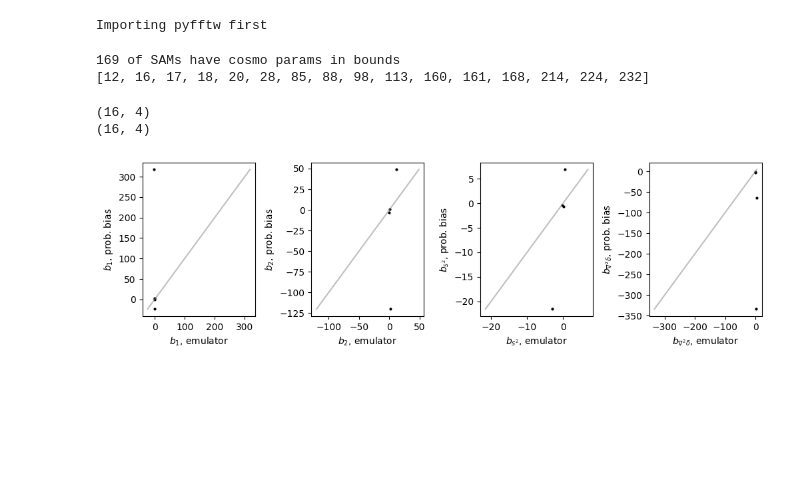
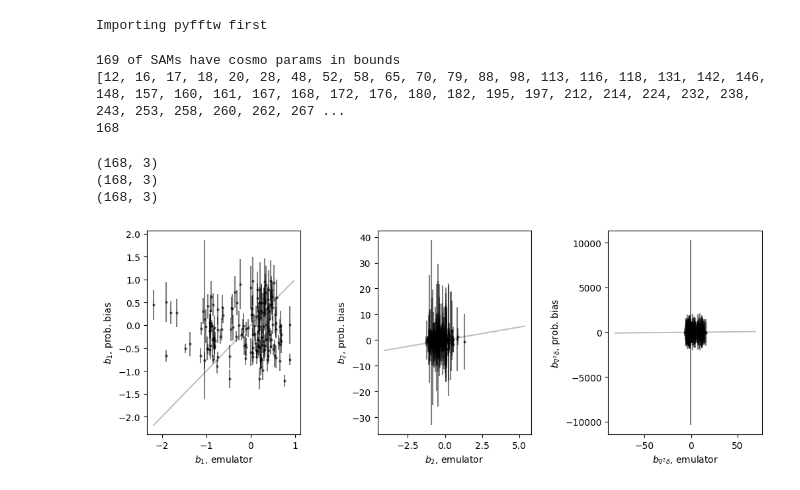
Before and after one commit to kstoreyf/biasexp-target-observable, a Jupyter notebook: notebooks/2024-04-19_prob_bias_results.ipynb, the cells around one changed output. Saved outputs shown, nothing was run; the diff lists cells and outputs as text; code cells hidden in the pictures; blank space fills up the shorter version.

```diff
--- a/notebooks/2024-04-19_prob_bias_results.ipynb
+++ b/notebooks/2024-04-19_prob_bias_results.ipynb
@@ -34,16 +34,23 @@ idxs_sam = [idx_sam for idx_sam in np.arange(0, 1000) \
             if os.path.isfile(f'{dir_pbp}/bias_params_LH_{idx_sam}.npy')]
 idxs_sam.pop(12) # bad for some reason
 print(idxs_sam)
+print(len(idxs_sam))
 # %% [output]
 169 of SAMs have cosmo params in bounds
-[12, 16, 17, 18, 20, 28, 85, 88, 98, 113, 160, 161, 168, 214, 224, 232]
+[12, 16, 17, 18, 20, 28, 48, 52, 58, 65, 70, 79, 88, 98, 113, 116, 118, 131, 142, 146, 148, 157, 160, 161, 167, 168, 172, 176, 180, 182, 195, 197, 212, 214, 224, 232, 238, 243, 253, 258, 260, 262, 267 ...
+168
 # %%
 ndens_target = 0.003
 tag_pk = f'_n{ndens_target}_hMpc'
 tag_bpfit = '_kmax0.5'
 #tag_bpfit = ''
+# %%
+bias_param_names = ['b1', 'b2', 'bl']
+# bias_param_names_emu = ['b1', 'b2', 'bs2', 'bl']
+# bias_param_names_pb = ['b1', 'b2', 'bdeltal', 'bl', 'bl2']
+# idxs_bp_emu = [bias_param_names_emu.index(param_name) for param_name in bias_param_names]
+# idxs_bp_pb = [bias_param_names_pb.index(param_name) for param_name in bias_param_names]
 # %%
-bias_param_names = ['b1', 'b2', 'bs2', 'bl']
 bias_param_labels = {'b1': r'$b_1$',
                      'b2': r'$b_2$',
                      'bs2': r'$b_{s^2}$',
@@ -61,6 +68,7 @@ bias_param_names_nob1.remove('b1')
 
 bp_arr = []
 pbp_arr = []
+pbp_cov_arr = []
 for i, idx_sam in enumerate(idxs_sam):
 #for i, idx_sam in enumerate(idxs_sam[:30]):
 
@@ -82,36 +90,48 @@ for i, idx_sam in enumerate(idxs_sam):
     bias_params = np.load(fn_bp, allow_pickle=True).item()
     bp_arr.append([bias_params[bp_name] for bp_name in bias_param_names])
 
+    # bs2 is not actually that in pbias!! its bdeltal! not including
     pbias_data = np.load(fn_pbp, allow_pickle=True)
     pbias_params = pbias_data[0]
+
     pbp_arr.append([pbias_params[bp_name] for bp_name in bias_param_names])
-    #Asn_arr.append(bias_params['Asn'])
+    bias_param_names_pb = list(pbias_params.keys())
+    idxs_bp_pb = [bias_param_names_pb.index(param_name) for param_name in bias_param_names]
+    pbias_cov = pbias_data[1]
+    pbp_cov_arr.append([pbias_cov[idx_bp,idx_bp] for idx_bp in idxs_bp_pb])
 
 bp_arr = np.array(bp_arr)
 pbp_arr = np.array(pbp_arr)
+pbp_cov_arr = np.array(pbp_cov_arr)
 print(bp_arr.shape)
 print(pbp_arr.shape)
+print(pbp_cov_arr.shape)
 # %% [output]
-(16, 4)
-(16, 4)
+(168, 3)
+(168, 3)
+(168, 3)
 # %%
-nrows, ncols = 1, 4
-fig, axarr = plt.subplots(nrows, ncols, figsize=(3*ncols, 3*nrows))#, sharex=True)
+nrows, ncols = 1, 3
+fig, axarr = plt.subplots(nrows, ncols, figsize=(4*ncols, 4*nrows))#, sharex=True)
 plt.subplots_adjust(hspace=0.1, wspace=0.5)
 
 for bb, bp_name in enumerate(bias_param_names):
-    xmin = min(np.min(bp_arr[bb]), np.min(pbp_arr[bb]))
-    xmax = max(np.max(bp_arr[bb]), np.max(pbp_arr[bb]))
+    xmin = min(np.min(bp_arr[:,bb]), np.min(pbp_arr[:,bb]))
+    xmax = max(np.max(bp_arr[:,bb]), np.max(pbp_arr[:,bb]))
     xx = np.linspace(xmin, xmax)
     axarr[bb].plot(xx, xx, color='grey', alpha=0.5)
 
-    axarr[bb].scatter(bp_arr[bb], pbp_arr[bb], marker='o', s=4, color='k')
+    #axarr[bb].scatter(bp_arr[:,bb], pbp_arr[:,bb], marker='o', s=4, color='k')
+    axarr[bb].errorbar(bp_arr[:,bb], pbp_arr[:,bb], yerr=pbp_cov_arr[:,bb],
+                       marker='o', markersize=2, color='k', ls='None', alpha=0.5)
     axarr[bb].set_xlabel(f'{bias_param_labels[bp_name]}, emulator')
     axarr[bb].set_ylabel(f'{bias_param_labels[bp_name]}, prob. bias')
 
+    #axarr[bb].set_xlim(bounds_dict[bp_name])
+    #axarr[bb].set_ylim(bounds_dict[bp_name])
 
 # axarr[0].set_ylim(-1.5, 1.5)
 # axarr[1].set_ylim(-4, 4)
 # axarr[2].set_ylim(-10, 20)
 # %% [output]
-[figure, old version]
+[figure, new version]
```
Also changed, not shown: 3 other files.
